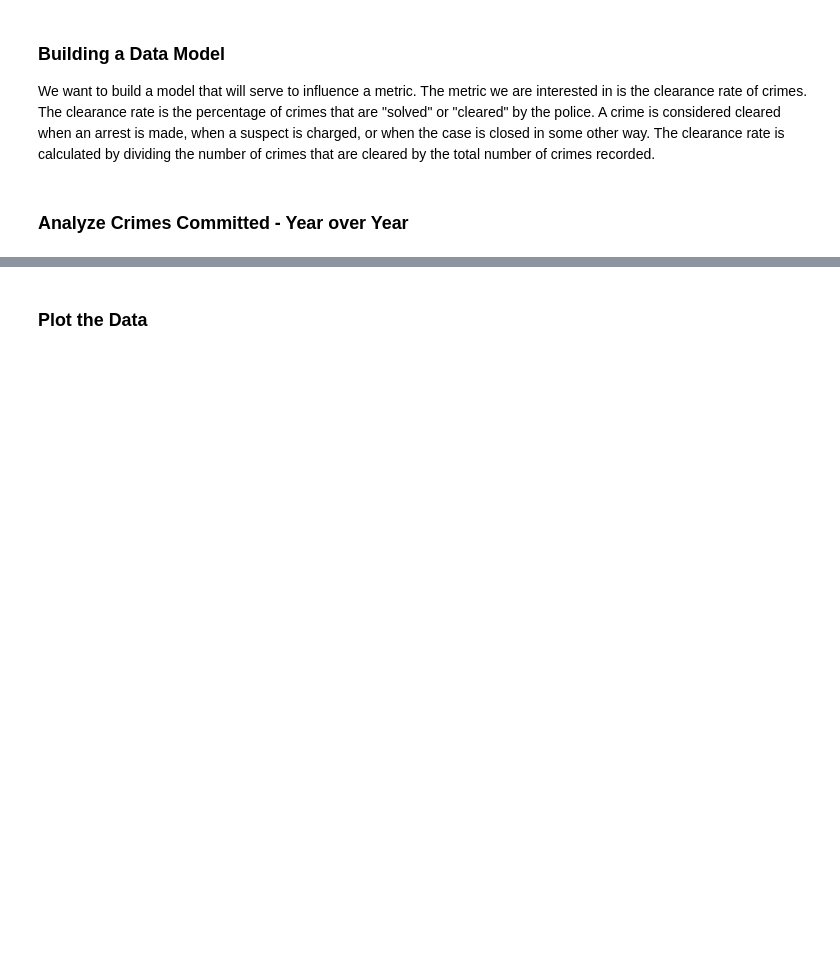
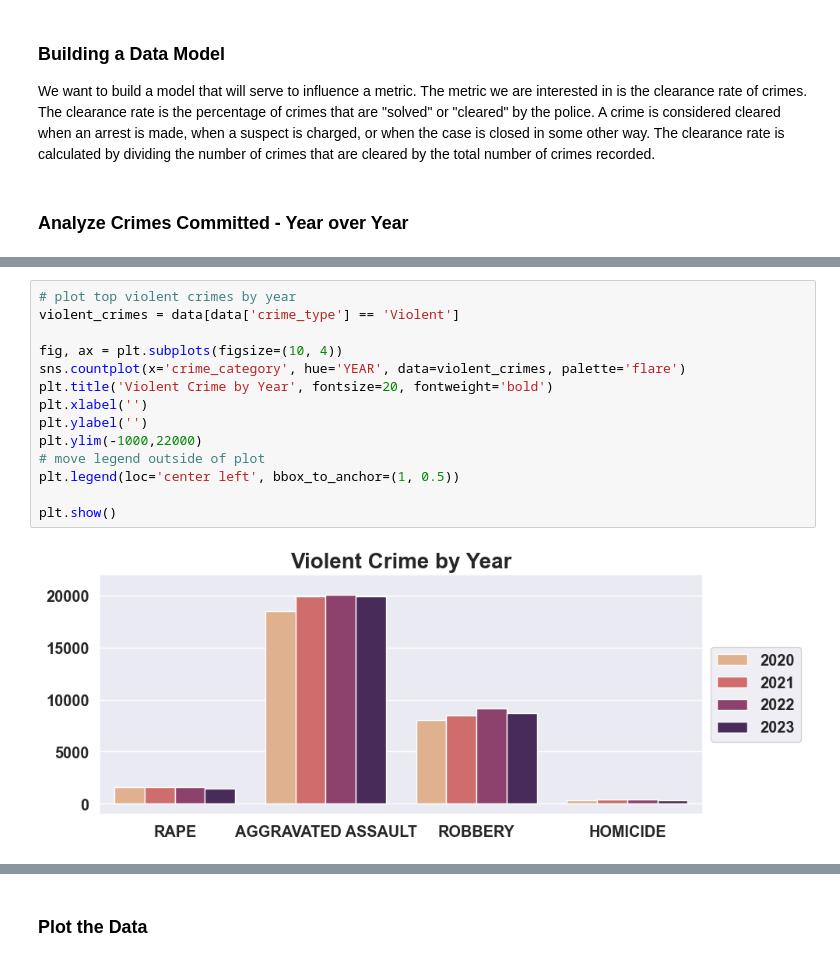
Before and after one commit to DanHerman212/los_angeles_crime, a Jupyter notebook: notebooks/3_analysis_visualization_modeling.ipynb, the cells around one changed output, grey strips where cells are left out. Cells and saved outputs as stored; diff of their text form; blank space fills up the shorter version.

```diff
--- a/notebooks/3_analysis_visualization_modeling.ipynb
+++ b/notebooks/3_analysis_visualization_modeling.ipynb
@@ -49,0 +61,16 @@ serious_crimes[:5] # observe the first 5 rows
+# %%
+# plot top violent crimes by year
+violent_crimes = data[data['crime_type'] == 'Violent']
+
+fig, ax = plt.subplots(figsize=(10, 4))
+sns.countplot(x='crime_category', hue='YEAR', data=violent_crimes, palette='flare')
+plt.title('Violent Crime by Year', fontsize=20, fontweight='bold')
+plt.xlabel('')
+plt.ylabel('')
+plt.ylim(-1000,22000)
+# move legend outside of plot
+plt.legend(loc='center left', bbox_to_anchor=(1, 0.5))
+
+plt.show()
+# %% [output]
+[figure, added]
```
Also changed, not shown: parts of 19 cells of this notebook, 5 other files.
